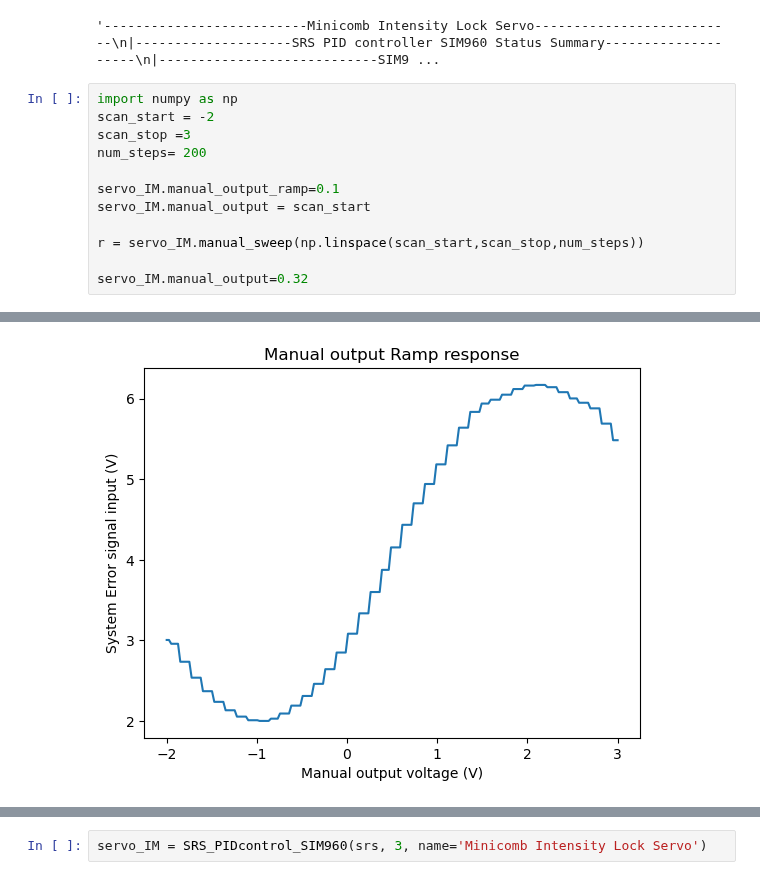
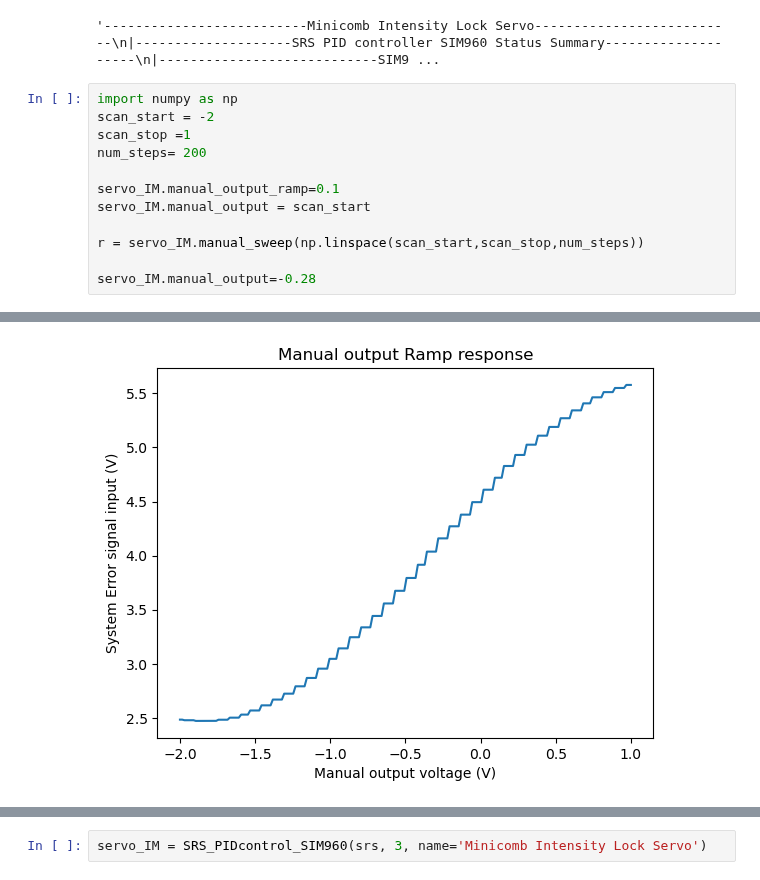
Before and after one commit to kester2015/KeckLFC-deploy, a Jupyter notebook: Notebooks/Minicomb_test_Feb.ipynb, the cells around one changed output, grey strips where cells are left out. Drawn from its saved outputs; the diff is of its cells as text.

```diff
--- a/Notebooks/Minicomb_test_Feb.ipynb
+++ b/Notebooks/Minicomb_test_Feb.ipynb
@@ -985,7 +976,7 @@ Minicomb Intensity Lock Servo: Setting Output Lower limit in Volt to -3.0.
 # %%
 import numpy as np
 scan_start = -2
-scan_stop =3
+scan_stop =1
 num_steps= 200
 
 servo_IM.manual_output_ramp=0.1
@@ -993,5 +984,5 @@ servo_IM.manual_output = scan_start
 
 r = servo_IM.manual_sweep(np.linspace(scan_start,scan_stop,num_steps))
 
-servo_IM.manual_output=0.32
+servo_IM.manual_output=-0.28
 # %% [output]
@@ -1014,2 +1005,2 @@ Minicomb Intensity Lock Servo: ....Manual output voltage Ramp Finished. Disable
 Minicomb Intensity Lock Servo: PID output is turned OFF, output mode is turnd to Manual.
-[figure, old version]
+[figure, new version]
```
Also changed, not shown: parts of 45 cells of this notebook, 1 other file.
